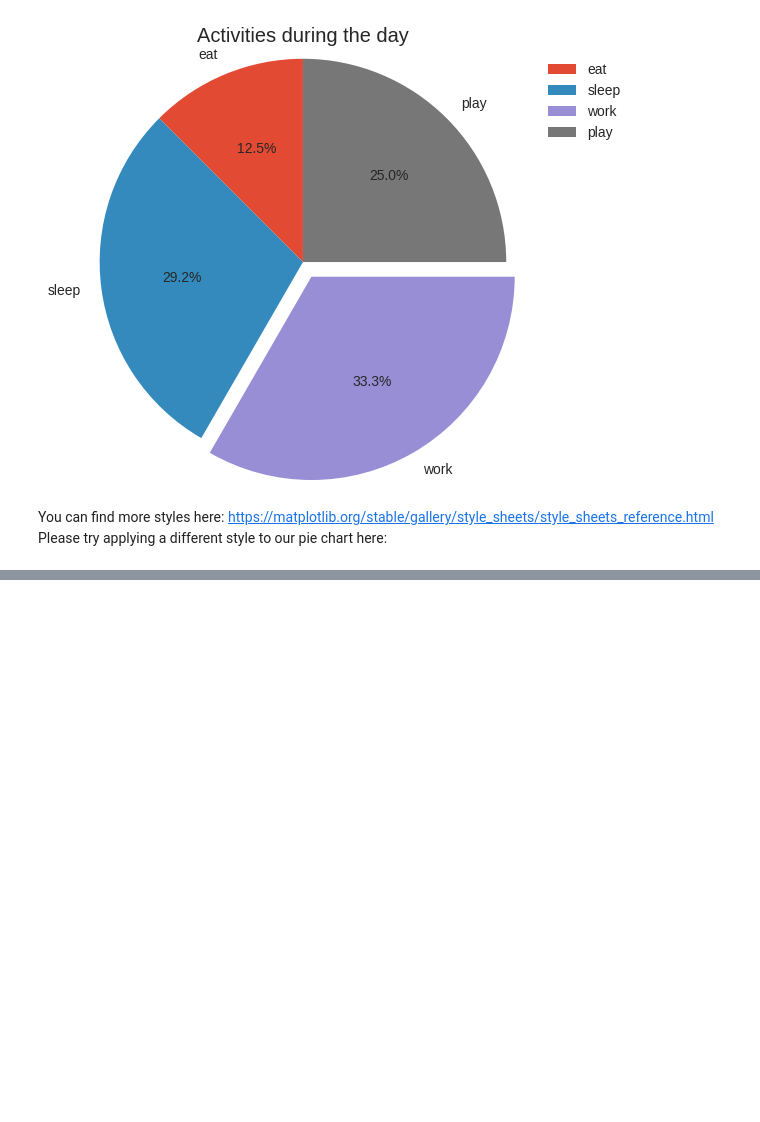
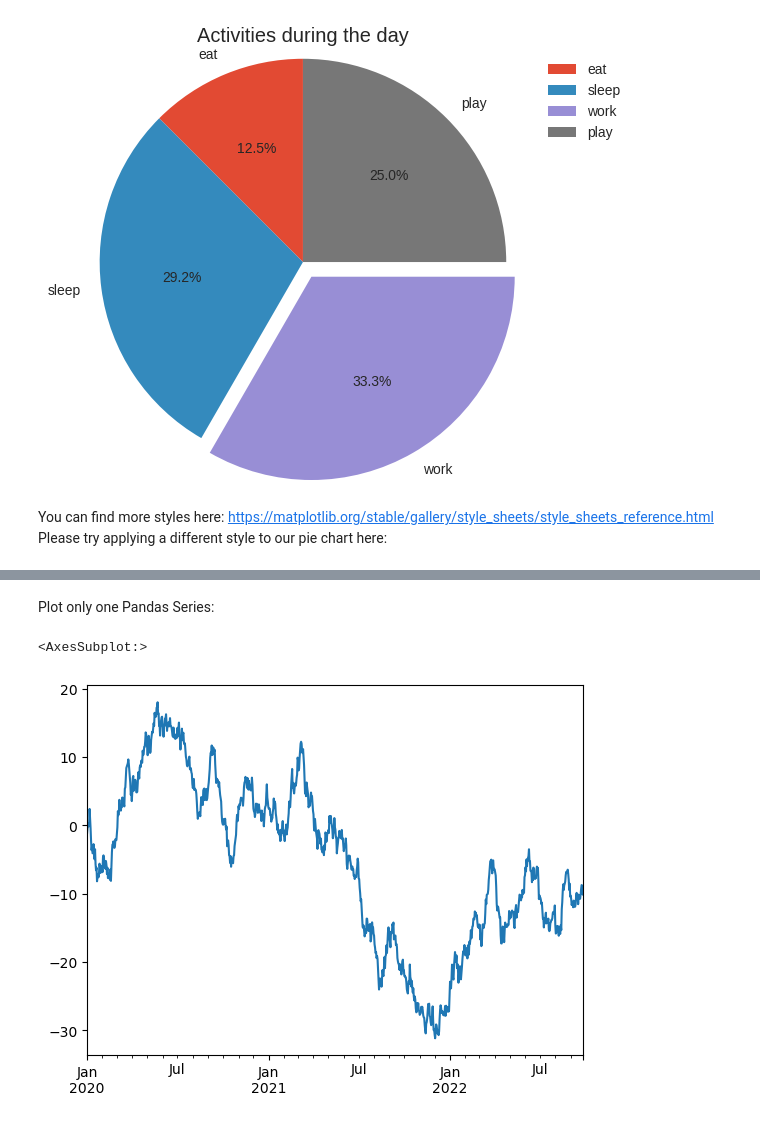
Before and after one commit to sormazabal/IntroToPython2022, a Jupyter notebook: Week5/Week5.ipynb, the cells around one changed output, grey strips where cells are left out. Cells and saved outputs as stored; diff of their text form; code cells hidden in the pictures; blank space fills up the shorter version.

```diff
--- a/Week5/Week5.ipynb
+++ b/Week5/Week5.ipynb
@@ -135,0 +175,13 @@ Please try applying a different style to our pie chart here:
+# %% [markdown]
+Plot only one Pandas Series:
+# %%
+import pandas as pd
+import numpy as np
+import matplotlib.pyplot as plt
+
+ts = pd.Series(np.random.randn(1000), index=pd.date_range("1/1/2020", periods=1000)) #create a series with random values
+ts = ts.cumsum() #cumulative sum, calculate the sum of the previous values in the series
+ts.plot()
+# %% [output]
+<AxesSubplot:>
+[figure, added]
```
Also changed, not shown: parts of 8 cells of this notebook.
